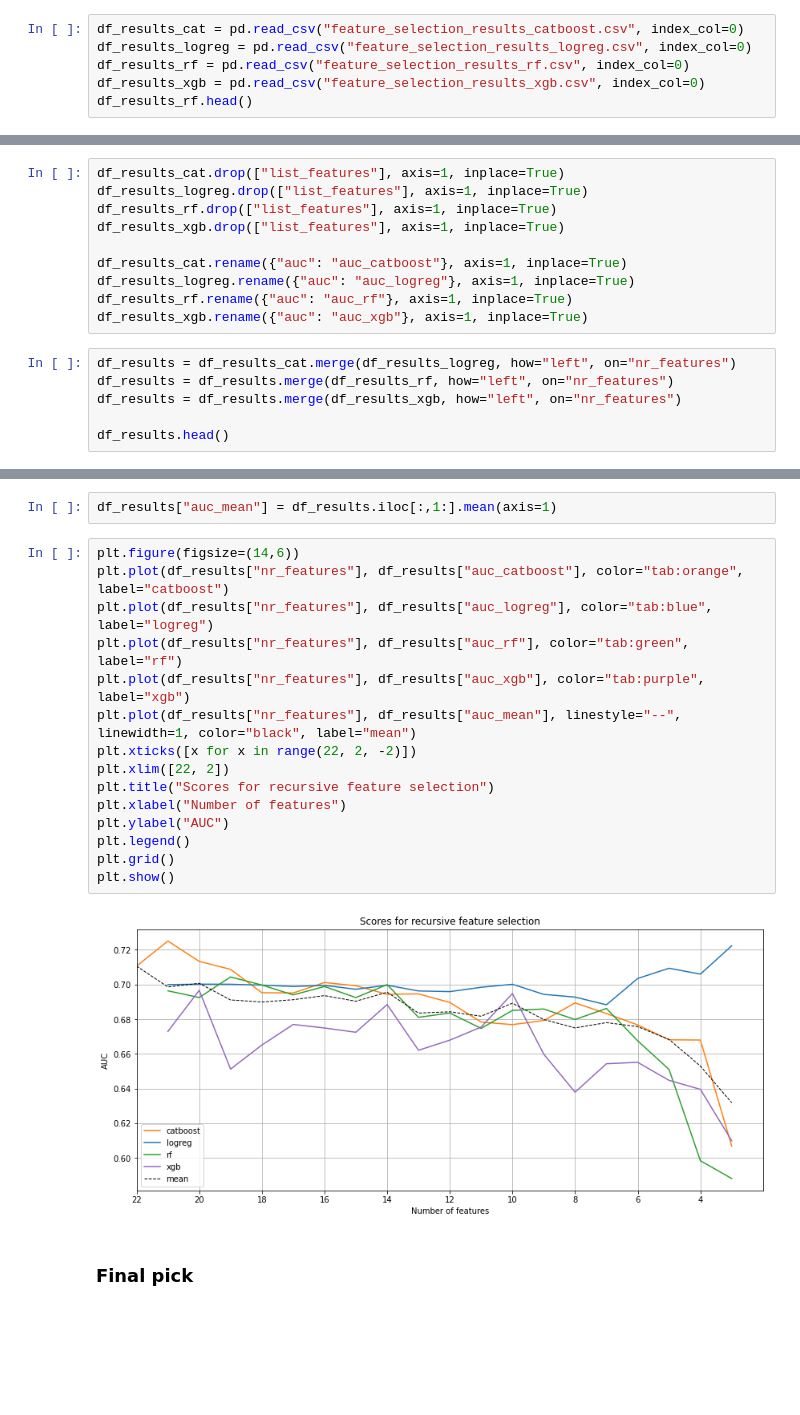
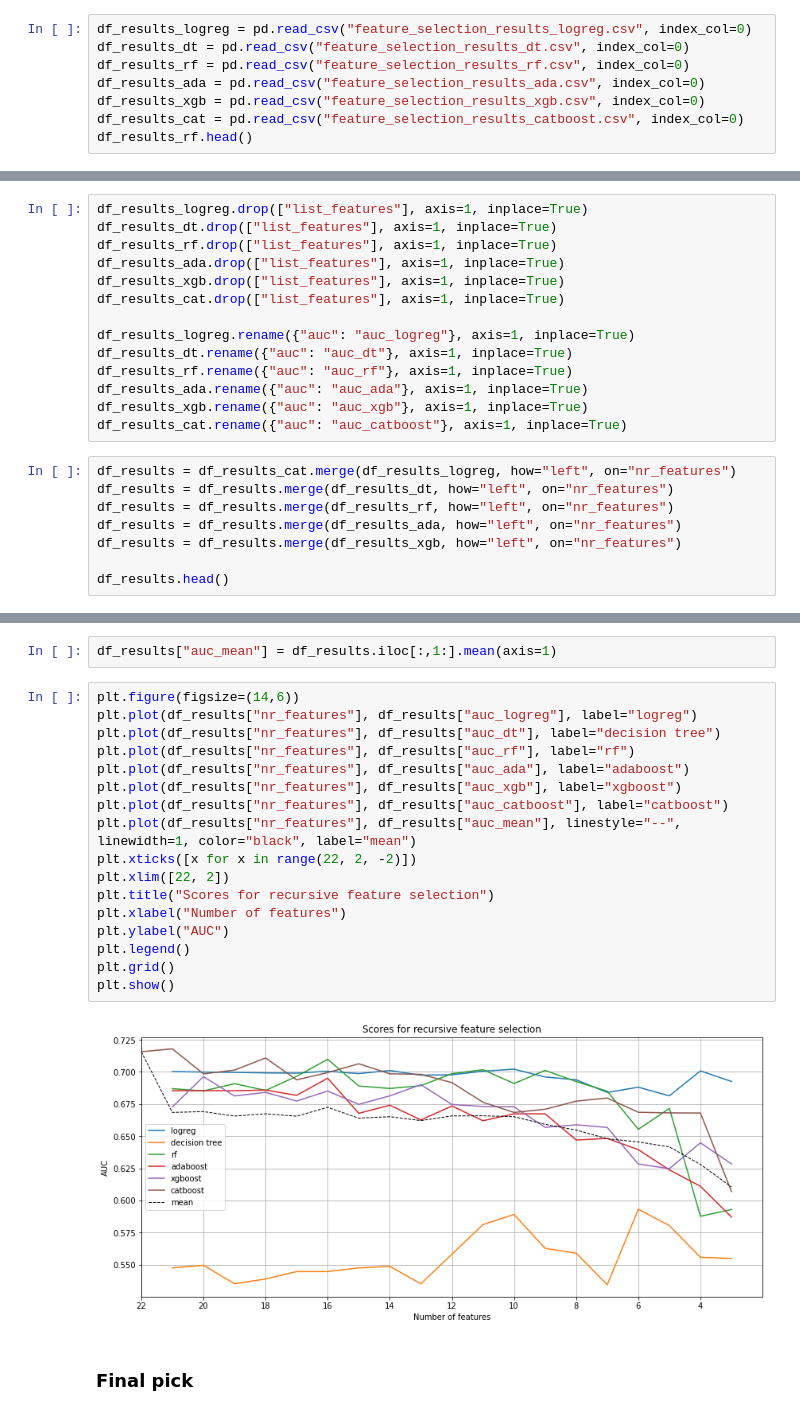
Before and after one commit to da-veed/BachelorThesis, a Jupyter notebook: data_model_step6.ipynb, the cells around one changed output, grey strips where cells are left out. Drawn from its saved outputs; the diff is of its cells as text; blank space fills up the shorter version.

```diff
--- a/data_model_step6.ipynb
+++ b/data_model_step6.ipynb
@@ -474,10 +601,12 @@ df_results.to_csv(f"feature_selection_results_catboost.csv")
 # %% [markdown]
 ### Get results
 # %%
+df_results_logreg = pd.read_csv("feature_selection_results_logreg.csv", index_col=0)
+df_results_dt = pd.read_csv("feature_selection_results_dt.csv", index_col=0)
+df_results_rf = pd.read_csv("feature_selection_results_rf.csv", index_col=0)
+df_results_ada = pd.read_csv("feature_selection_results_ada.csv", index_col=0)
+df_results_xgb = pd.read_csv("feature_selection_results_xgb.csv", index_col=0)
 df_results_cat = pd.read_csv("feature_selection_results_catboost.csv", index_col=0)
-df_results_logreg = pd.read_csv("feature_selection_results_logreg.csv", index_col=0)
-df_results_rf = pd.read_csv("feature_selection_results_rf.csv", index_col=0)
-df_results_xgb = pd.read_csv("feature_selection_results_xgb.csv", index_col=0)
 df_results_rf.head()
 # %% [output]
 |  | nr_features | list_features | auc |
@@ -489,16 +618,22 @@ df_results_rf.head()
 # %%
+df_results_logreg.drop(["list_features"], axis=1, inplace=True)
+df_results_dt.drop(["list_features"], axis=1, inplace=True)
+df_results_rf.drop(["list_features"], axis=1, inplace=True)
+df_results_ada.drop(["list_features"], axis=1, inplace=True)
+df_results_xgb.drop(["list_features"], axis=1, inplace=True)
 df_results_cat.drop(["list_features"], axis=1, inplace=True)
-df_results_logreg.drop(["list_features"], axis=1, inplace=True)
-df_results_rf.drop(["list_features"], axis=1, inplace=True)
-df_results_xgb.drop(["list_features"], axis=1, inplace=True)
 
+df_results_logreg.rename({"auc": "auc_logreg"}, axis=1, inplace=True)
+df_results_dt.rename({"auc": "auc_dt"}, axis=1, inplace=True)
+df_results_rf.rename({"auc": "auc_rf"}, axis=1, inplace=True)
+df_results_ada.rename({"auc": "auc_ada"}, axis=1, inplace=True)
+df_results_xgb.rename({"auc": "auc_xgb"}, axis=1, inplace=True)
 df_results_cat.rename({"auc": "auc_catboost"}, axis=1, inplace=True)
-df_results_logreg.rename({"auc": "auc_logreg"}, axis=1, inplace=True)
-df_results_rf.rename({"auc": "auc_rf"}, axis=1, inplace=True)
-df_results_xgb.rename({"auc": "auc_xgb"}, axis=1, inplace=True)
 # %%
 df_results = df_results_cat.merge(df_results_logreg, how="left", on="nr_features")
+df_results = df_results.merge(df_results_dt, how="left", on="nr_features")
 df_results = df_results.merge(df_results_rf, how="left", on="nr_features")
+df_results = df_results.merge(df_results_ada, how="left", on="nr_features")
 df_results = df_results.merge(df_results_xgb, how="left", on="nr_features")
 
 df_results.head()
@@ -513,21 +648,23 @@ df_results.head()
 df_results["auc_mean"] = df_results.iloc[:,1:].mean(axis=1)
 # %%
 plt.figure(figsize=(14,6))
-plt.plot(df_results["nr_features"], df_results["auc_catboost"], color="tab:orange", label="catboost")
-plt.plot(df_results["nr_features"], df_results["auc_logreg"], color="tab:blue", label="logreg")
-plt.plot(df_results["nr_features"], df_results["auc_rf"], color="tab:green", label="rf")
-plt.plot(df_results["nr_features"], df_results["auc_xgb"], color="tab:purple", label="xgb")
+plt.plot(df_results["nr_features"], df_results["auc_logreg"], label="logreg")
+plt.plot(df_results["nr_features"], df_results["auc_dt"], label="decision tree")
+plt.plot(df_results["nr_features"], df_results["auc_rf"], label="rf")
+plt.plot(df_results["nr_features"], df_results["auc_ada"], label="adaboost")
+plt.plot(df_results["nr_features"], df_results["auc_xgb"], label="xgboost")
+plt.plot(df_results["nr_features"], df_results["auc_catboost"], label="catboost")
 plt.plot(df_results["nr_features"], df_results["auc_mean"], linestyle="--", linewidth=1, color="black", label="mean")
 plt.xticks([x for x in range(22, 2, -2)])
 plt.xlim([22, 2])
 plt.title("Scores for recursive feature selection")
 plt.xlabel("Number of features")
 plt.ylabel("AUC")
 plt.legend()
 plt.grid()
 plt.show()
 # %% [output]
-[figure, old version]
+[figure, new version]
 # %% [markdown]
 ### Final pick
 # %%
```
Also changed, not shown: parts of 49 cells of this notebook, 26 other files.
